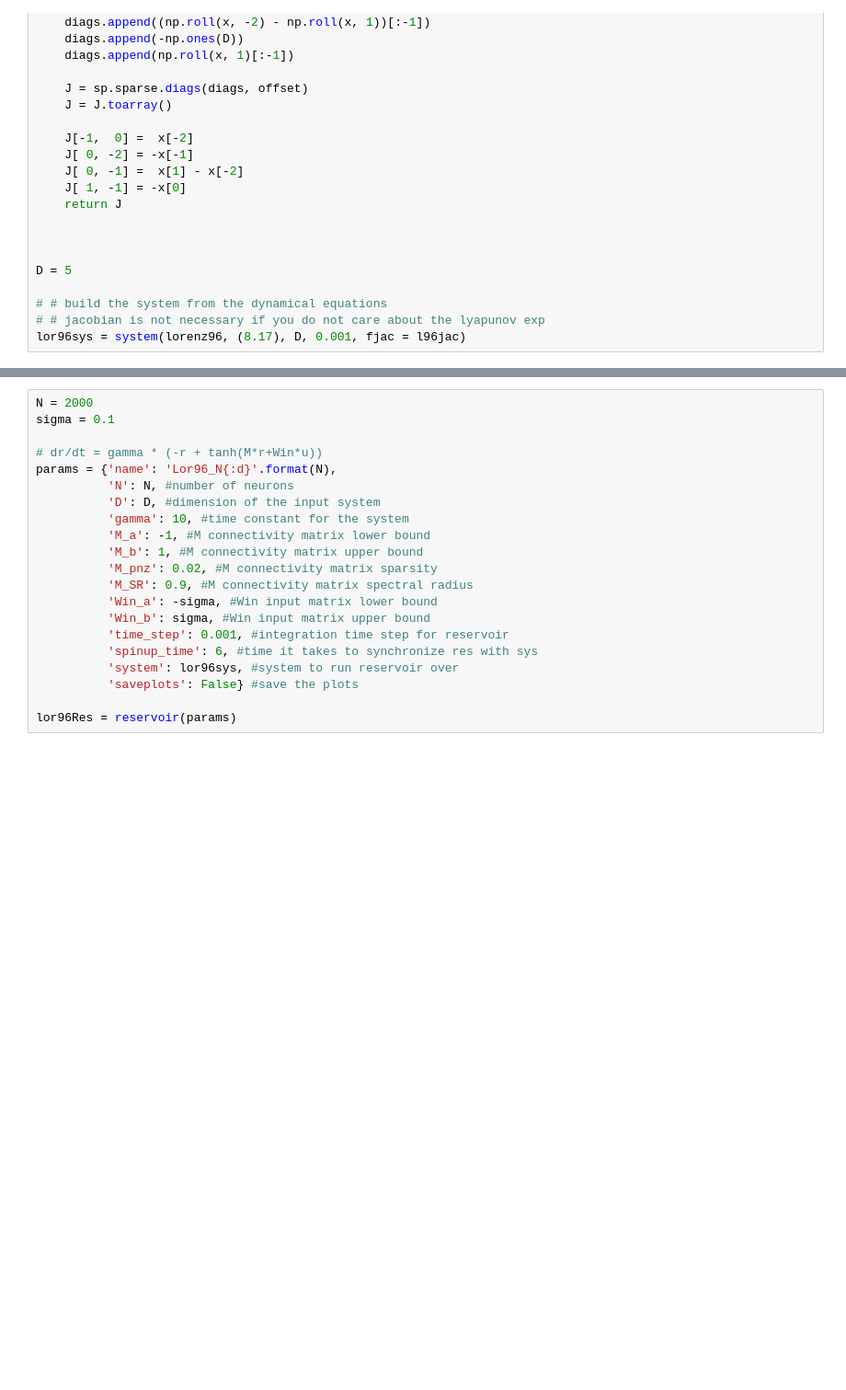
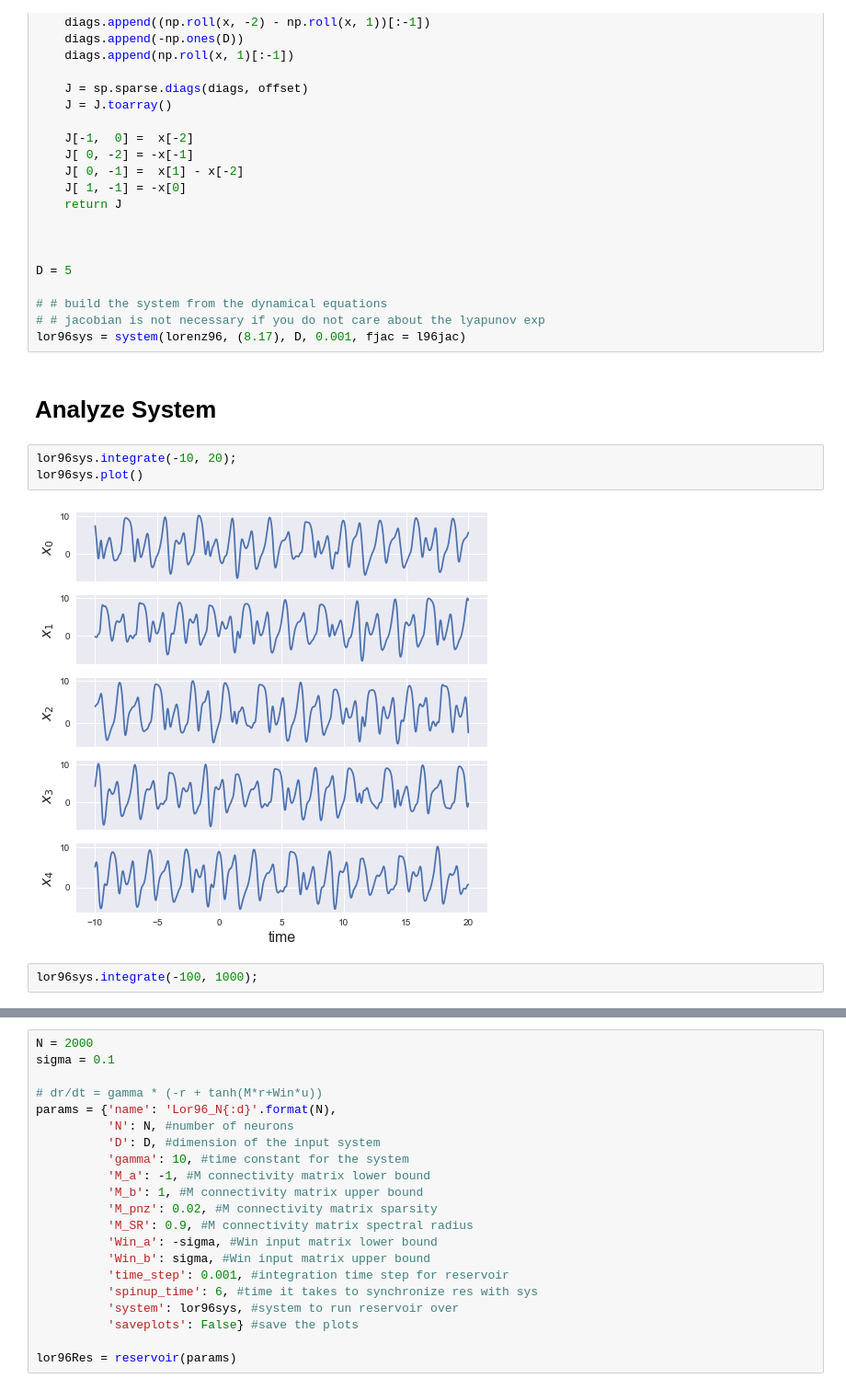
Before and after one commit to japlatt/reservoir, a Jupyter notebook: examples/Example_Lorenz_96.ipynb, the cells around one changed output, grey strips where cells are left out. Shown at 92% size. Cells and saved outputs as stored; diff of their text form; blank space fills up the shorter version.

```diff
--- a/examples/Example_Lorenz_96.ipynb
+++ b/examples/Example_Lorenz_96.ipynb
@@ -49,3 +49,12 @@ D = 5
 # # build the system from the dynamical equations
 # # jacobian is not necessary if you do not care about the lyapunov exp
 lor96sys = system(lorenz96, (8.17), D, 0.001, fjac = l96jac)
+# %% [markdown]
+# Analyze System
+# %%
+lor96sys.integrate(-10, 20);
+lor96sys.plot()
+# %% [output]
+[figure, added]
+# %%
+lor96sys.integrate(-100, 1000);
```
Also changed, not shown: parts of 14 cells of this notebook, 4 other files.
